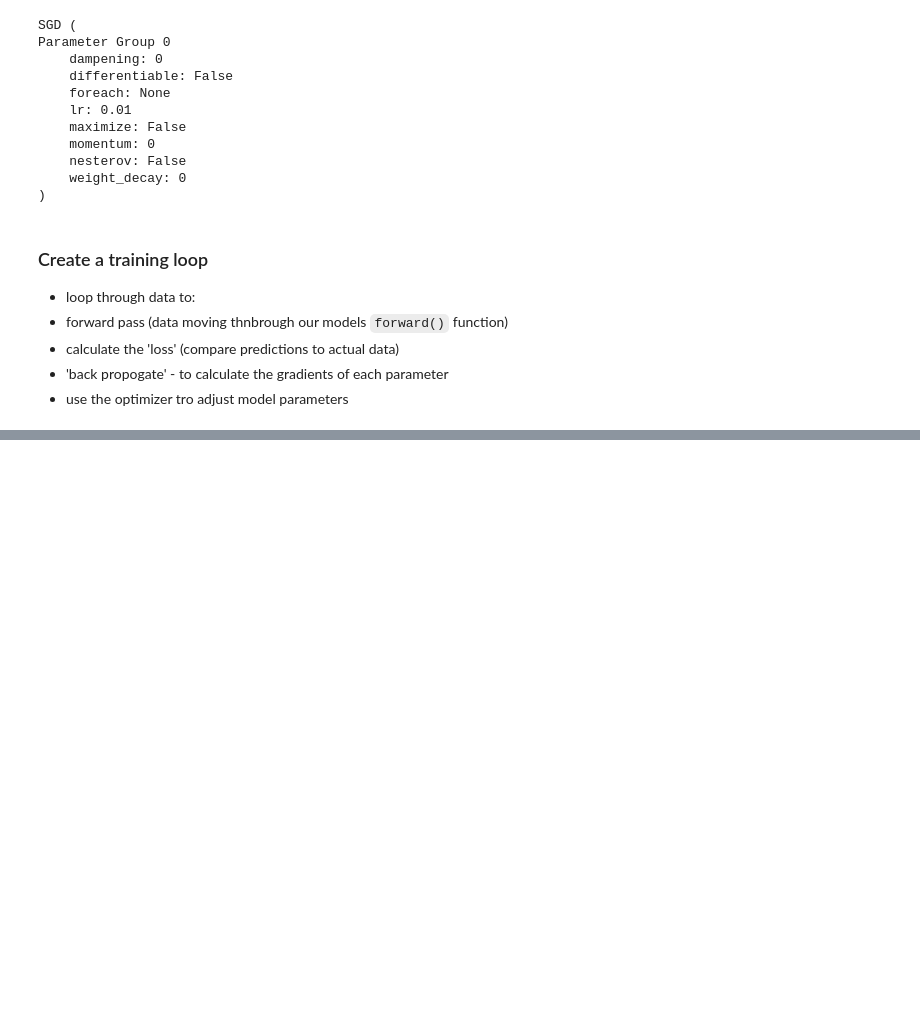
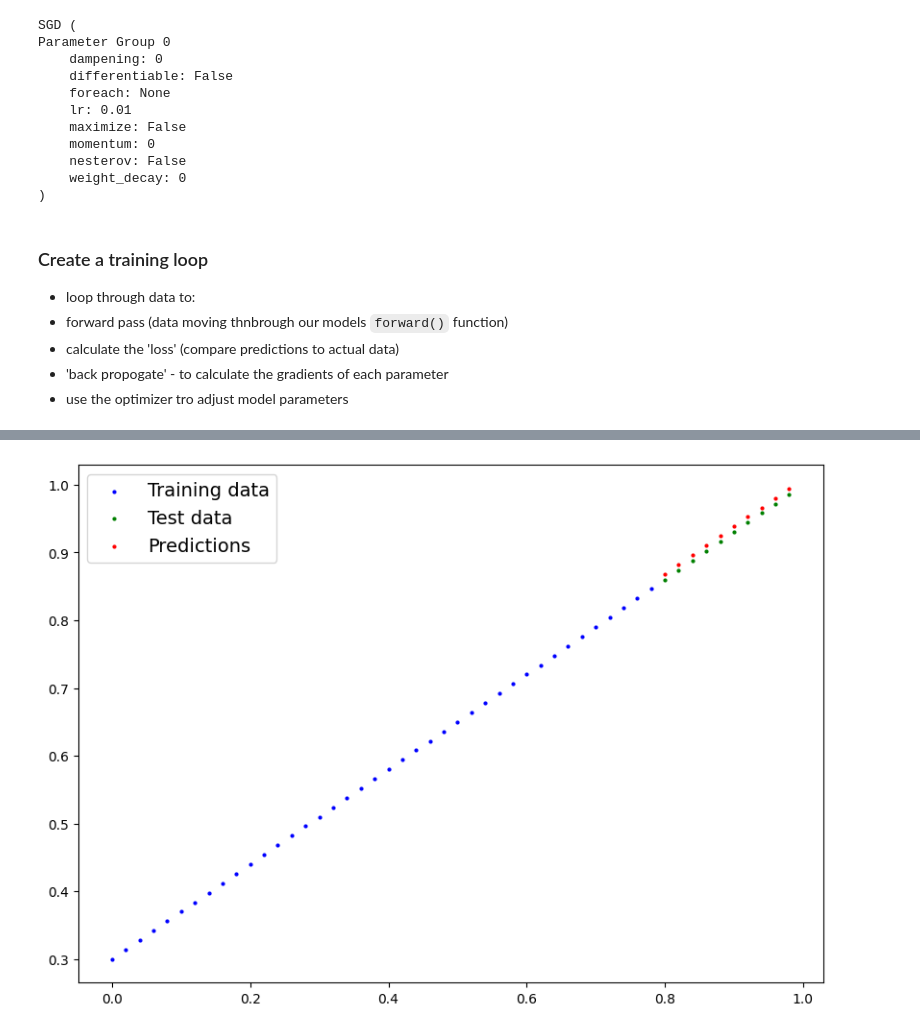
Before and after one commit to dave-howard/PyTorch, a Jupyter notebook: 01_pytorch_workflow.ipynb, the cells around one changed output, grey strips where cells are left out. Drawn from its saved outputs; the diff is of its cells as text; code cells hidden in the pictures; blank space fills up the shorter version.

```diff
--- a/01_pytorch_workflow.ipynb
+++ b/01_pytorch_workflow.ipynb
@@ -209,7 +209,7 @@ Parameter Group 0
  - 'back propogate' - to calculate the gradients of each parameter
  - use the optimizer tro adjust model parameters
 # %%
-epochs = 1  # an epoch is one loop through the data
+epochs = 1000  # an epoch is one loop through the data
 # number of epochs is a HYPERPARAMETER - as we have set it
 
 # the TRAINING loop
@@ -225,12 +225,23 @@ for epoch in range(epochs):
   loss.backward()  # backpropagation
 
   optimizer.step()
+  # print(f'model state: {model_0.state_dict()}')
+
+  ### Testing
+  model_0.eval()  # switch off features for learning
+  with torch.inference_mode():  # turn off gradient tracking
+    test_pred = model_0(X_test)  # predict using the current model
+    test_loss = loss_fn(test_pred, y_test)
+
+  if epoch % 100 == 0:
+    print(f'Epoch: {epoch} loss={loss} test_Loss={test_loss}')
 
 # see how well we can predict X_test based on y_test
-print(f'X_test={X_test}\n\n')
+#print(f'X_test={X_test}\n\n')
 with torch.inference_mode():  # inference mode means 'predicting' not 'learning'
 # this is faster than running in default learning  mode
   y_preds = model_0(X_test)
 
-print(f'y_preds={y_preds}\n\n')
+#print(f'y_preds={y_preds}\n\n')
+print(f'model state: {model_0.state_dict()} loss={loss}')
 # %% [output]
@@ -253,0 +259,6 @@ X_test=tensor([[0.8000],
+# %%
+with torch.inference_mode():
+  y_preds_new = model_0(X_test)
+  plot_predictions(predictions=y_preds_new)
+# %% [output]
+[figure, added]
```
Also changed, not shown: parts of 2 cells of this notebook.
